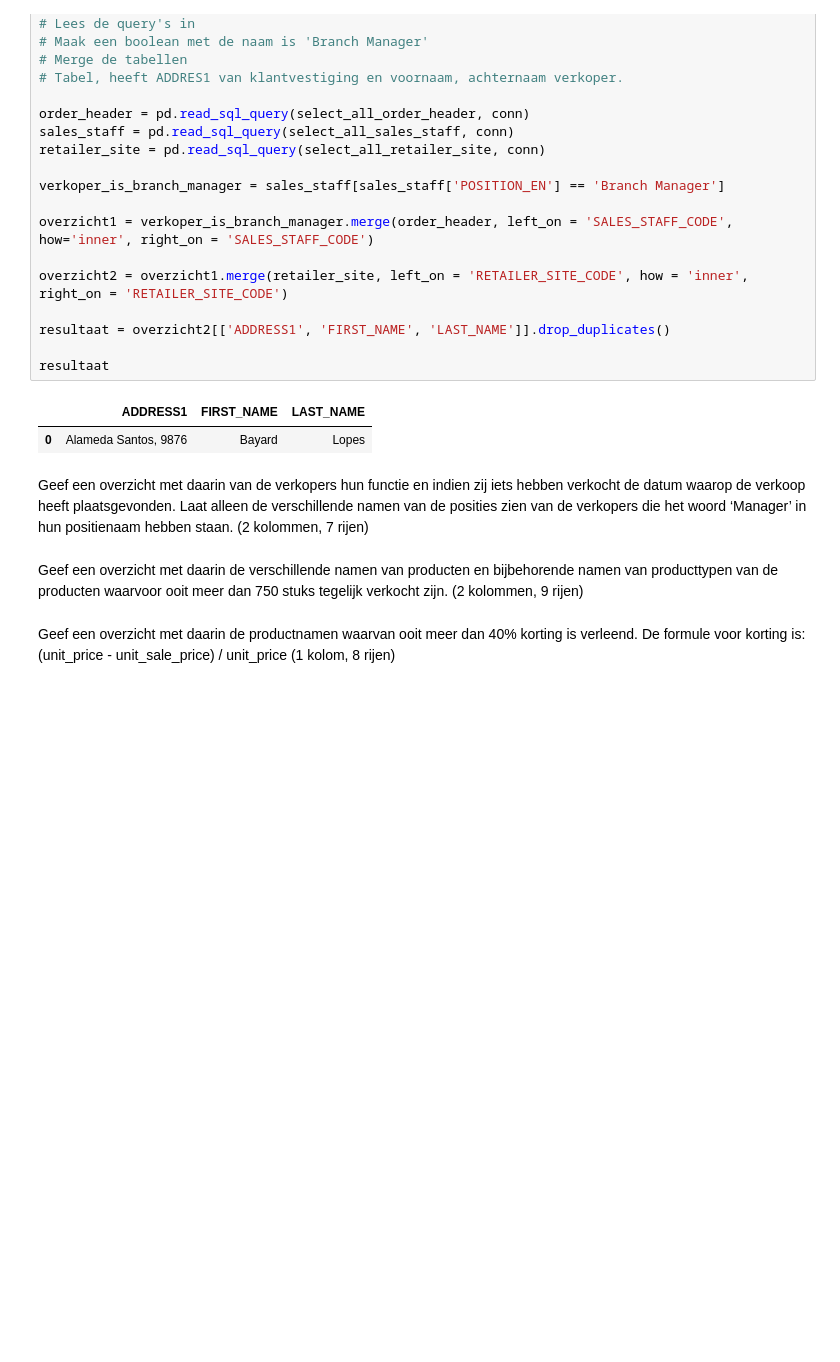
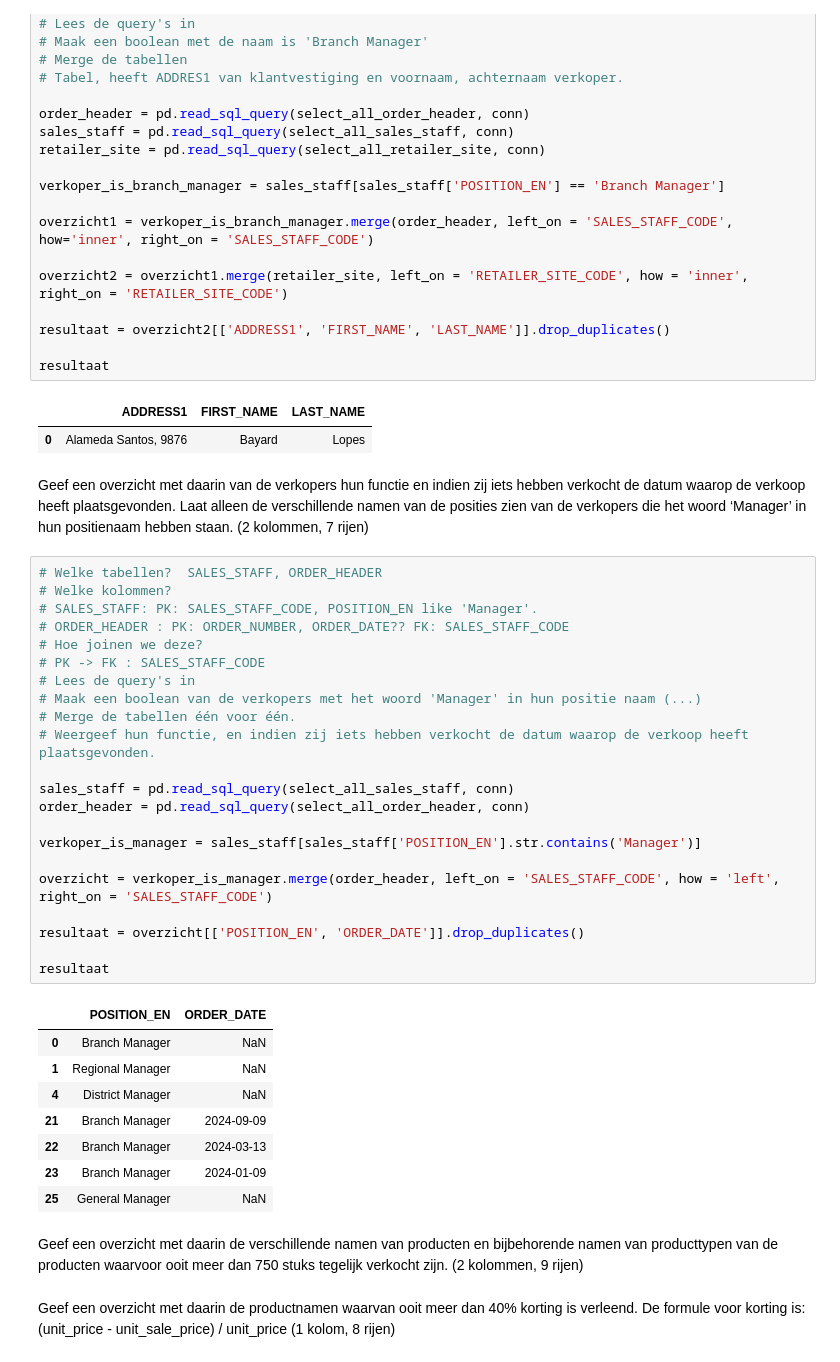
Before and after one commit to RobbertSchwarze/SEM4Robbert, a Jupyter notebook: DEAI - Pythonweek WC Dataselectie met pandas/Opdrachten.ipynb, the cells around one changed output. Saved outputs shown, nothing was run; the diff lists cells and outputs as text; blank space fills up the shorter version.

Commit message:
[Opdracht] overzicht van verkopers.

```diff
--- a/DEAI - Pythonweek WC Dataselectie met pandas/Opdrachten.ipynb
+++ b/DEAI - Pythonweek WC Dataselectie met pandas/Opdrachten.ipynb
@@ -547,6 +547,37 @@ resultaat
 | 0 | Alameda Santos, 9876 | Bayard | Lopes |
 # %% [markdown]
 Geef een overzicht met daarin van de verkopers hun functie en indien zij iets hebben verkocht de datum waarop de verkoop heeft plaatsgevonden. Laat alleen de verschillende namen van de posities zien van de verkopers die het woord ‘Manager’ in hun positienaam hebben staan. (2 kolommen, 7 rijen)
+# %%
+# Welke tabellen?  SALES_STAFF, ORDER_HEADER
+# Welke kolommen?
+# SALES_STAFF: PK: SALES_STAFF_CODE, POSITION_EN like 'Manager'.
+# ORDER_HEADER : PK: ORDER_NUMBER, ORDER_DATE?? FK: SALES_STAFF_CODE
+# Hoe joinen we deze?
+# PK -> FK : SALES_STAFF_CODE
+# Lees de query's in
+# Maak een boolean van de verkopers met het woord 'Manager' in hun positie naam (...)
+# Merge de tabellen één voor één.
+# Weergeef hun functie, en indien zij iets hebben verkocht de datum waarop de verkoop heeft plaatsgevonden.
+
+sales_staff = pd.read_sql_query(select_all_sales_staff, conn)
+order_header = pd.read_sql_query(select_all_order_header, conn)
+
+verkoper_is_manager = sales_staff[sales_staff['POSITION_EN'].str.contains('Manager')]
+
+overzicht = verkoper_is_manager.merge(order_header, left_on = 'SALES_STAFF_CODE', how = 'left', right_on = 'SALES_STAFF_CODE')
+
+resultaat = overzicht[['POSITION_EN', 'ORDER_DATE']].drop_duplicates()
+
+resultaat
+# %% [output]
+|  | POSITION_EN | ORDER_DATE |
+| 0 | Branch Manager | NaN |
+| 1 | Regional Manager | NaN |
+| 4 | District Manager | NaN |
+| 21 | Branch Manager | 2024-09-09 |
+| 22 | Branch Manager | 2024-03-13 |
+| 23 | Branch Manager | 2024-01-09 |
+| 25 | General Manager | NaN |
 # %% [markdown]
 Geef een overzicht met daarin de verschillende namen van producten en bijbehorende namen van producttypen van de producten waarvoor ooit meer dan 750 stuks tegelijk verkocht zijn. (2 kolommen, 9 rijen)
 # %% [markdown]
```
Also changed, not shown: parts of 1 cell of this notebook.
